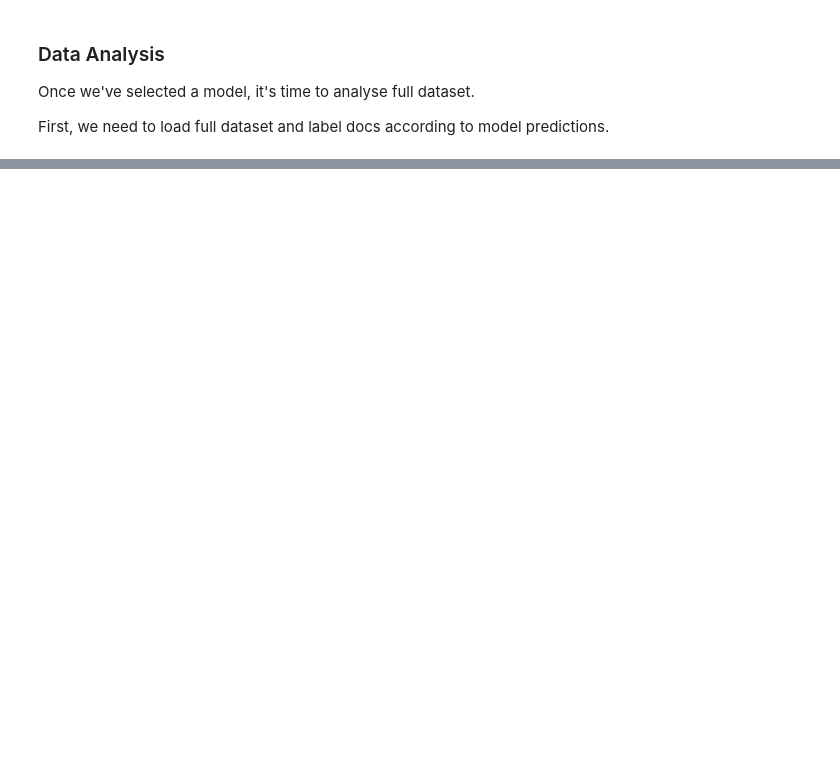
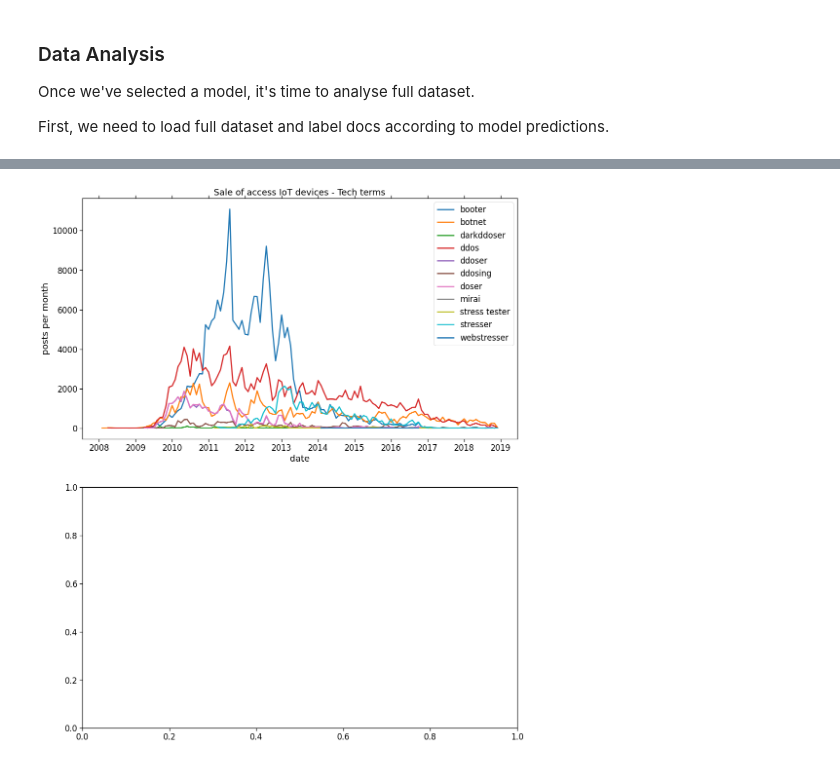
Before and after one commit to serfer2/tfm, a Jupyter notebook: notebook.ipynb, the cells around one changed output, grey strips where cells are left out. Saved outputs shown, nothing was run; the diff lists cells and outputs as text; code cells hidden in the pictures; blank space fills up the shorter version.

```diff
--- a/notebook.ipynb
+++ b/notebook.ipynb
@@ -466,0 +475,38 @@ plt.show()
+# %%
+dbc = get_dbc()
+posts_counter_service = HackForumsPostsCount(
+    forum_repository=ForumDBRepository(dbc=dbc),
+    posts_count_repository=PostsCountDBRepository(dbc=dbc),
+)
+
+# tech terms are stored in "matching terms" labeled_full_df column and have been identified during data extraction process.
+
+labeled_full_df['tech_terms'] = labeled_full_df['matching_terms'].apply(eval)
+
+tech_terms = list()
+for _terms in labeled_full_df['tech_terms']:
+    tech_terms += _terms
+tech_terms = list(set(tech_terms))
+tech_terms.sort()
+
+fig, [ax1, ax2] = plt.subplots(2, 1, figsize=(16, 20))
+
+# Plot terms evolution as timeseries
+for _term in tech_terms:
+    _term_df = labeled_full_df.loc[labeled_full_df.apply(lambda x: _term in x.tech_terms, axis=1)]
+    _term_thread_ids = list(set(_term_df['thread']))
+    _term_thread_ids.sort()
+    _term_thread_posts_count = posts_counter_service.count_threads_posts(thread_ids=_term_thread_ids)
+    _term_thread_posts_count_df = pd.DataFrame(_term_thread_posts_count)
+    _term_thread_posts_count_df['date'] = [date(int(row.year), int(row.month), 1) for _, row in _term_thread_posts_count_df.iterrows()]
+    sn.lineplot(data=_term_thread_posts_count_df, x='date', y='posts', ax=ax1, label=_term)
+
+ax1.set_title('Sale of access IoT devices - Tech terms')
+ax1.xaxis.set_tick_params(reset=True)
+ax1.xaxis.set_major_locator(mdates.YearLocator(1))
+ax1.xaxis.set_major_formatter(mdates.DateFormatter('%Y'))
+ax1.set(ylabel='posts per month')
+
+dbc.close()
+# %% [output]
+[figure, added]
```
Also changed, not shown: parts of 16 cells of this notebook, 1 other file.
